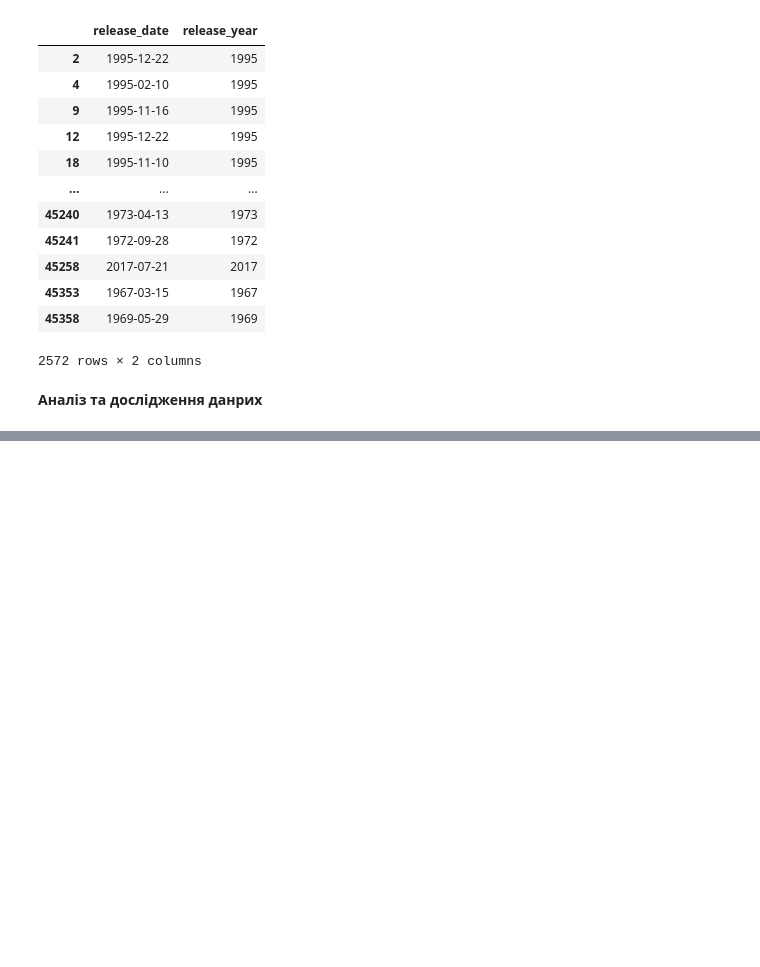
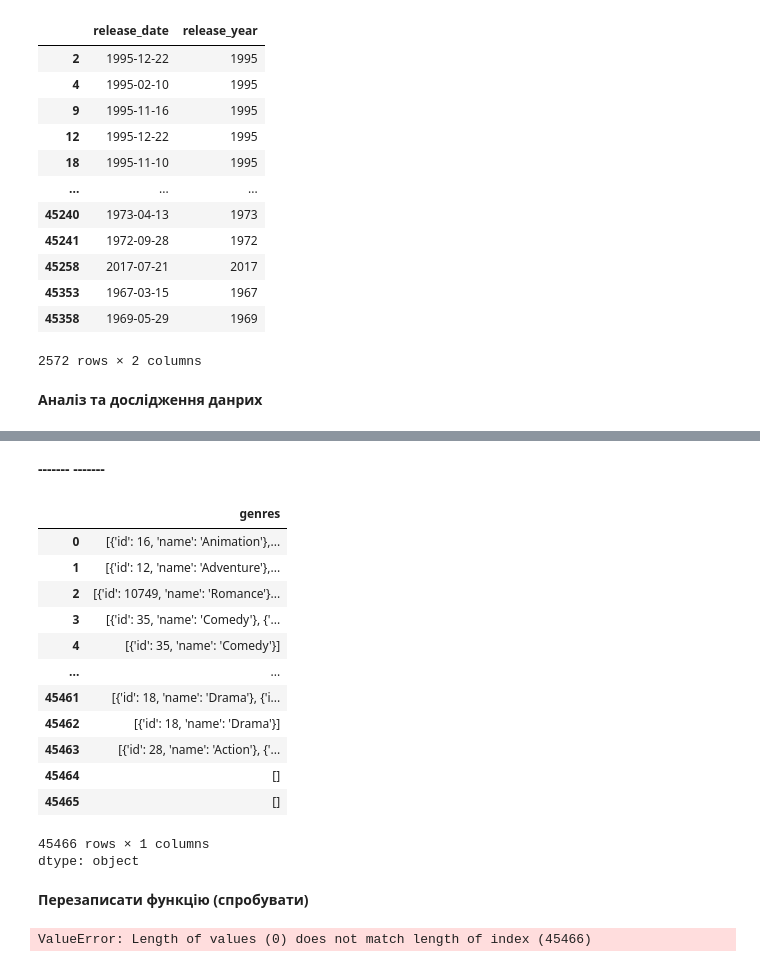
Before and after one commit to NikitaTsygura/MachineLearning, a Jupyter notebook: Аналізотор_фільмів.ipynb, the cells around one changed output, grey strips where cells are left out. Drawn from its saved outputs; the diff is of its cells as text; code cells hidden in the pictures; blank space fills up the shorter version.

```diff
--- a/Аналізотор_фільмів.ipynb
+++ b/Аналізотор_фільмів.ipynb
@@ -154,0 +216,29 @@ Name: count, Length: 807, dtype: int64
+# %% [markdown]
+**-------**
+**-------**
+# %%
+df["genres"]
+# %% [output]
+|  | genres |
+| 0 | [{'id': 16, 'name': 'Animation'},... |
+| 1 | [{'id': 12, 'name': 'Adventure'},... |
+| 2 | [{'id': 10749, 'name': 'Romance'}... |
+| 3 | [{'id': 35, 'name': 'Comedy'}, {'... |
+| 4 | [{'id': 35, 'name': 'Comedy'}] |
+| ... | ... |
+| 45461 | [{'id': 18, 'name': 'Drama'}, {'i... |
+| 45462 | [{'id': 18, 'name': 'Drama'}] |
+| 45463 | [{'id': 28, 'name': 'Action'}, {'... |
+| 45464 | [] |
+| 45465 | [] |
+45466 rows × 1 columns
+dtype: object
+# %% [markdown]
+**Перезаписати функцію (спробувати)**
+# %%
+try:
+  df["genres"] = df["genres"].apply(extract_generes)
+except:
+  df["genres"] = []
+# %% [output]
+ValueError: Length of values (0) does not match length of index (45466)
```
Also changed, not shown: parts of 12 cells of this notebook.
